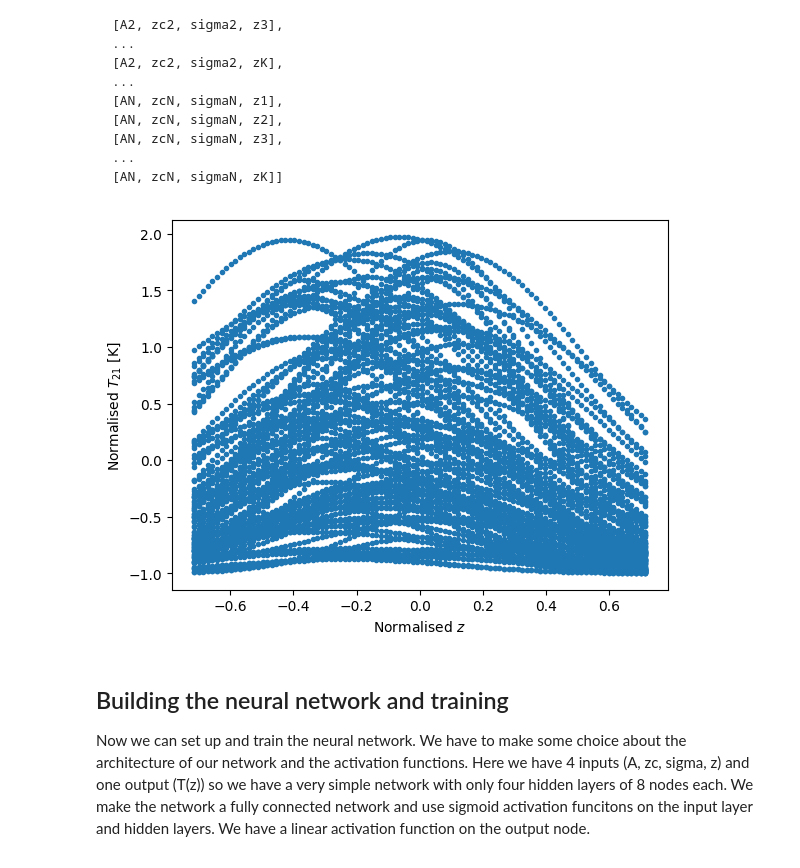
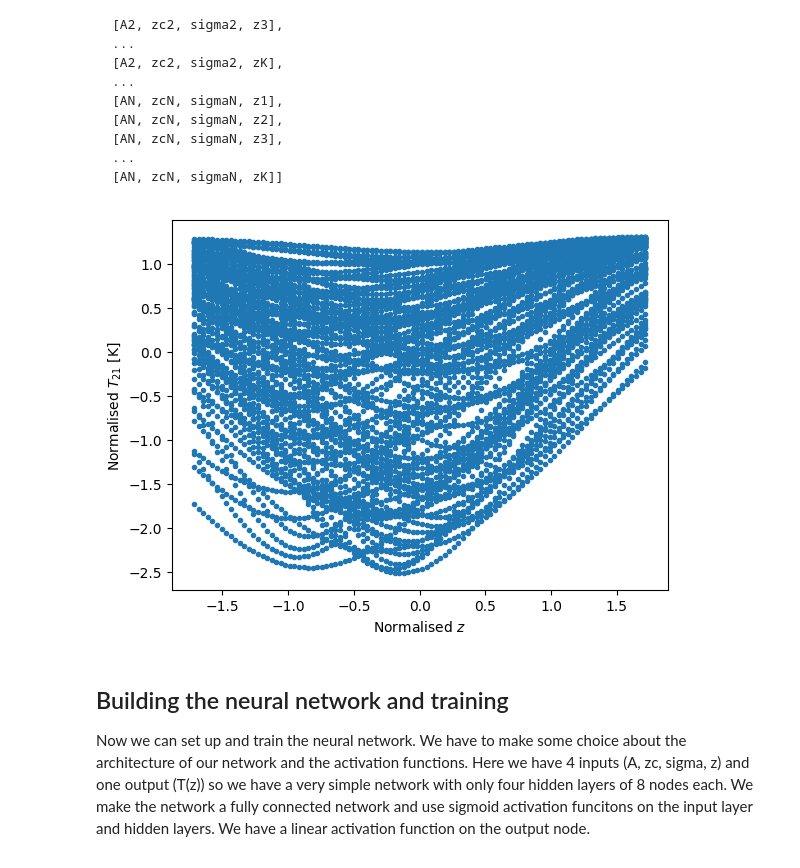
Before and after one commit to htjb/Talks, a Jupyter notebook: Lectures/MPhil_Data_Intensive_Science_Lectures_2024/mphil-lecture-examples/21-cm-emulator/toy-example.ipynb, the cells around one changed output. Drawn from its saved outputs; the diff is of its cells as text; code cells hidden in the pictures.

```diff
--- a/Lectures/MPhil_Data_Intensive_Science_Lectures_2024/mphil-lecture-examples/21-cm-emulator/toy-example.ipynb
+++ b/Lectures/MPhil_Data_Intensive_Science_Lectures_2024/mphil-lecture-examples/21-cm-emulator/toy-example.ipynb
@@ -73,36 +73,36 @@ For our problem we also want to tile the inputs with redshift so that we can kee
 idx = random.sample(range(n), int(n*0.8))
 train_params_pretile = parameters[idx]
 train_signals_pretile = signals[idx]
 test_params_pretile = np.delete(parameters, idx, axis=0)
 test_signals_pretile = np.delete(signals, idx, axis=0)
 
 # tile the data
 ztile = np.tile(z, len(train_params_pretile)).reshape(len(z)*len(train_params_pretile))
 train_params_tile = np.tile(train_params_pretile, len(z)).reshape(len(z)*len(train_params_pretile), 3)
 train_signals_tile = np.concatenate(train_signals_pretile).T
 train_params_tile = np.hstack((train_params_tile, ztile.reshape(-1, 1)))
 
 ztile = np.tile(z, len(test_params_pretile)).reshape(len(z)*len(test_params_pretile))
 test_params_tile = np.tile(test_params_pretile, len(z)).reshape(len(z)*len(test_params_pretile), 3)
 test_signals_tile = np.concatenate(test_signals_pretile).T
 test_params_tile = np.hstack((test_params_tile, ztile.reshape(-1, 1)))
 
 norm_param_means = np.mean(train_params_tile, axis=0)
-norm_param_stds = np.mean(train_params_tile, axis=0)
+norm_param_stds = np.std(train_params_tile, axis=0)
 norm_signal_means = np.mean(train_signals_tile, axis=0)
-norm_signal_stds = np.mean(train_signals_tile, axis=0)
+norm_signal_stds = np.std(train_signals_tile, axis=0)
 # normalise the data
 train_params = (train_params_tile - norm_param_means) / norm_param_stds
 train_signals = (train_signals_tile - norm_signal_means) / norm_signal_stds
 test_params = (test_params_tile - norm_param_means) / norm_param_means
 test_signals = (test_signals_tile - norm_signal_means) / norm_signal_stds
 
 plt.scatter(train_params[:10000, -1], train_signals[:10000], marker='.')
 plt.xlabel(r'Normalised $z$')
 plt.ylabel(r'Normalised $T_{21}$ [K]')
 plt.savefig('gaussian-normalised-signals.png', dpi=300, bbox_inches='tight')
 # %% [output]
-[figure, old version]
+[figure, new version]
 # %% [markdown]
 ## Building the neural network and training
 
```
Also changed, not shown: parts of 4 cells of this notebook, 4 other files.
